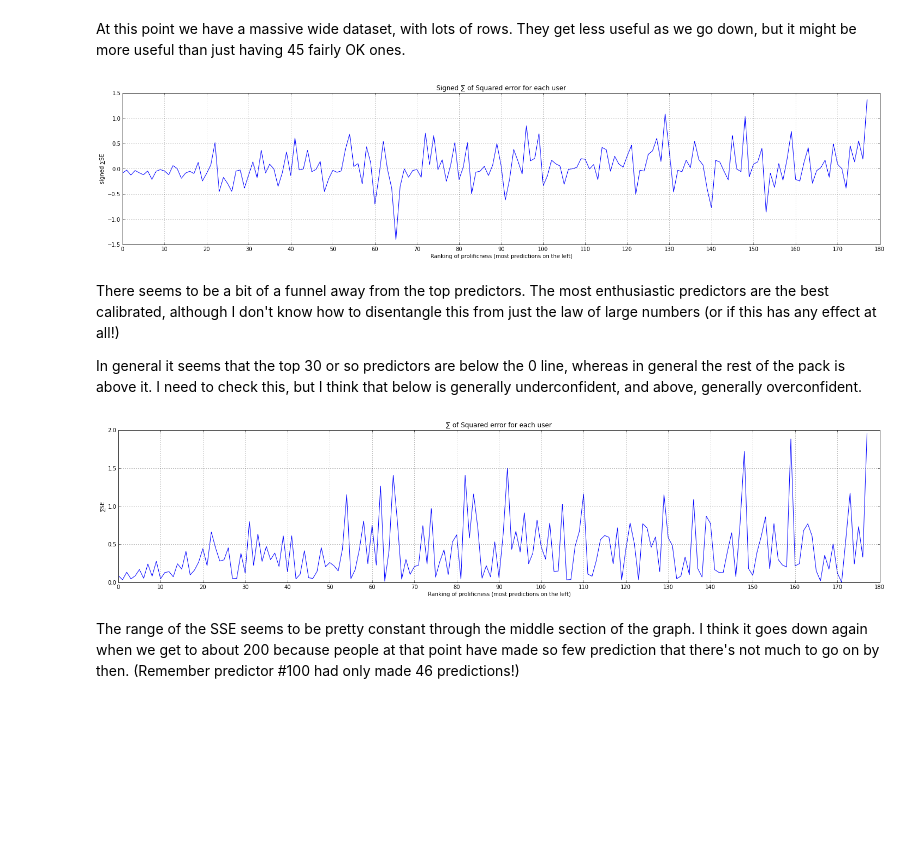
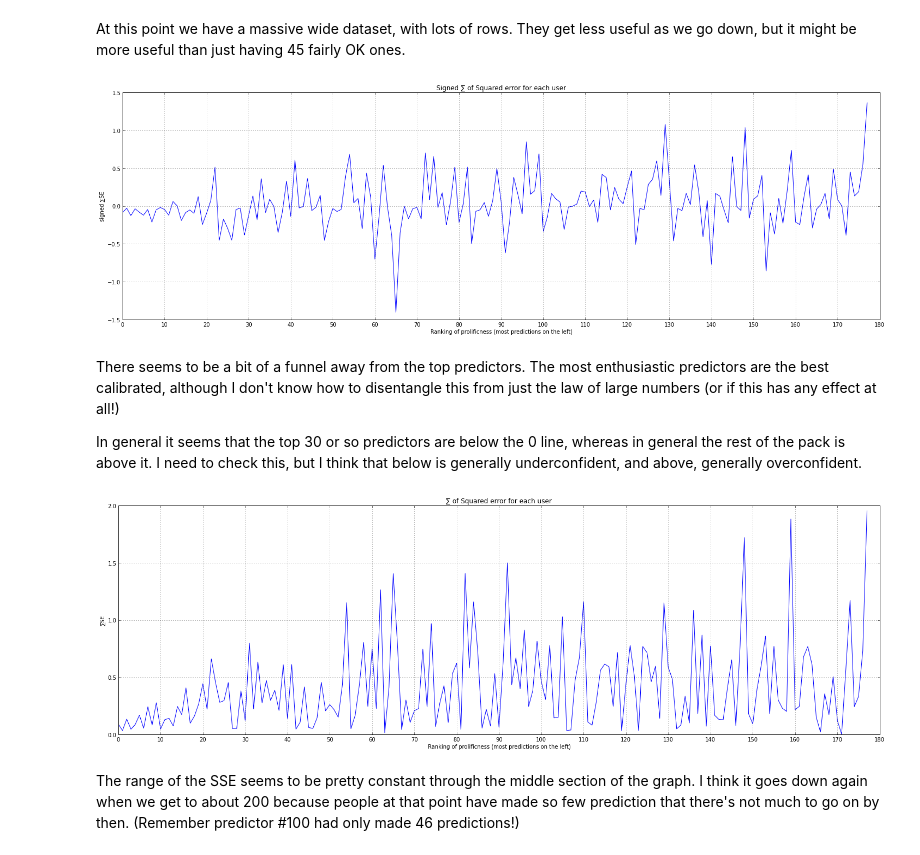
Before and after one commit to notionparallax/GA-DataScience, a Jupyter notebook: Prediction book analysis/PB analysis of users.ipynb, the cells around one changed output. Cells and saved outputs as stored; diff of their text form; code cells hidden in the pictures; blank space fills up the shorter version.

```diff
--- a/Prediction book analysis/PB analysis of users.ipynb
+++ b/Prediction book analysis/PB analysis of users.ipynb
@@ -496,17 +493,23 @@ The `quantifyUser` function chews through the people in the set produced above,
 #check the types
 #for k in u:
 #    print type(u[k]),k,u[k]
+# %%
+peopleToLookAt = [int(x) for x in peopleToLookAt]
 # %%
 quantified_users=[]
 counter=0
 error_people = []
 for id in peopleToLookAt:
     try:
-        person = quantifyUser(id)
+        person = quantifyUser(int(id))
         quantified_users.append(person)
     except:
-        error_people.append( id)
+        error_people.append(int(id))
 print  error_people,"caused errors"
+
+#This causes a load of errors
+#seems to be documented here: https://github.com/pydata/pandas/issues/5824
+#caused by a call to describe
 # %% [output]
 [946, 1285, 2584, 188, 216, 6608, 369, 200, 181, 227, 1590, 184, 2178, 4598, 2124, 658, 10399, 16430, 15016, 6688, 217, 168] caused errors
 # %%
@@ -518,23 +521,23 @@ At this point we have a massive wide dataset, with lots of rows. They get less u
 # %%
 qudf = pd.DataFrame(quantified_users) #convert the list of dictionaries into a pandas dataframe
 # %%
-fig = plt.figure(figsize=(25,5), dpi=100)
+fig = plt.figure(figsize=(25,7.5), dpi=100)
 plot(qudf[ 'signedSummedSquaredError'])
 grid(True)
 xticks(range(0,len(quantified_users)+10,10))
 plt.xlabel('Ranking of prolificness (most predictions on the left)')
 plt.ylabel(u'signed ∑SE')
 plt.title(u'Signed ∑ of Squared error for each user')
 show()
 #it would be worth ploting these two with number of predictions on the x axis. it would probably bunch them up way too much, but maybe with a log transform it would be useful
 # %% [output]
-[figure, old version]
+[figure, new version]
 # %% [markdown]
 There seems to be a bit of a funnel away from the top predictors. The most enthusiastic predictors are the best calibrated, although I don't know how to disentangle this from just the law of large numbers (or if this has any effect at all!)
 
 In general it seems that the top 30 or so predictors are below the 0 line, whereas in general the rest of the pack is above it. I need to check this, but I think that below is generally underconfident, and above, generally overconfident.
 # %%
-fig = plt.figure(figsize=(25,5), dpi=100)
+fig = plt.figure(figsize=(25,7.5), dpi=100)
 plot(qudf[ 'summedSquaredError'])
 grid(True)
 xticks(range(0,len(quantified_users)+10,10))
@@ -543,7 +546,7 @@ plt.ylabel(u'∑SE')
 plt.title(u'∑ of Squared error for each user')
 show()
 # %% [output]
-[figure, old version]
+[figure, new version]
 # %% [markdown]
 The range of the SSE seems to be pretty constant through the middle section of the graph. I think it goes down again when we get to about 200 because people at that point have made so few prediction that there's not much to go on by then. (Remember predictor #100 had only made 46 predictions!)
 # %% [markdown]
```
Also changed, not shown: parts of 64 cells of this notebook.
